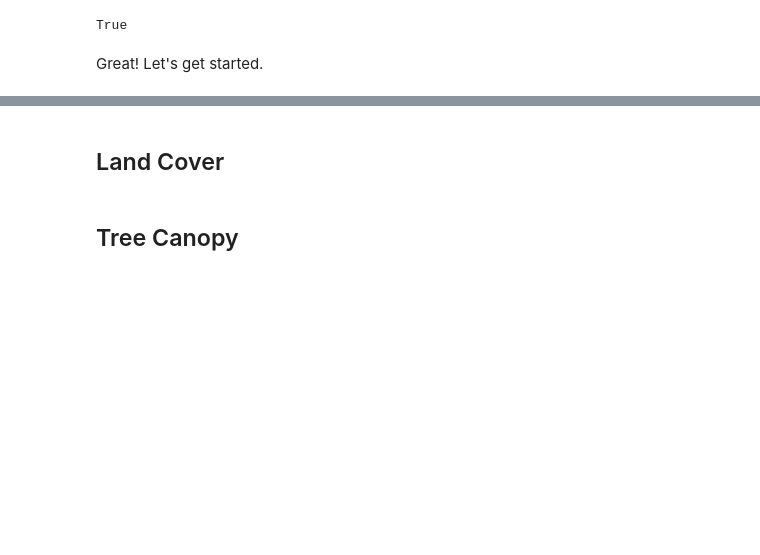
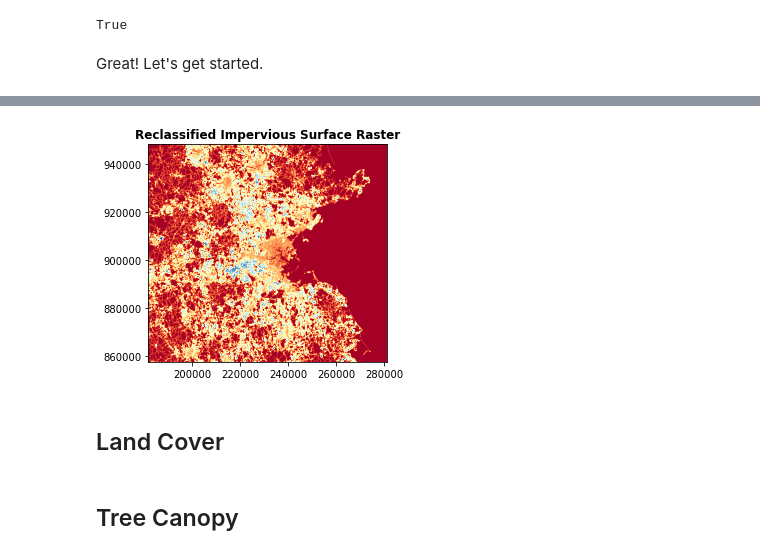
Before and after one commit to krowe42/FinalProject-LivingDecisions, a Jupyter notebook: Rowe-LivingDecisions.ipynb, the cells around one changed output, grey strips where cells are left out. Saved outputs shown, nothing was run; the diff lists cells and outputs as text; code cells hidden in the pictures; blank space fills up the shorter version.

```diff
--- a/Rowe-LivingDecisions.ipynb
+++ b/Rowe-LivingDecisions.ipynb
@@ -94,3 +136,21 @@ I loaded the landcover raster above, so let's actually check that metadata and t
+# %%
+# Create a new impervious surface array
+
+impervious_reclass = np.full(shape, np.NaN)
+
+# Reclassify that surface!
+
+impervious_reclass[impervious < 1] = 1
+impervious_reclass[(impervious >= 1) & (impervious < 10)] = 5
+impervious_reclass[(impervious >= 10) & (impervious < 20)] = 4
+impervious_reclass[(impervious >= 20) & (impervious < 60)] = 3
+impervious_reclass[(impervious >= 60) & (impervious < 100)] = 2
+impervious_reclass[impervious >= 100] = 1
+# %%
+show(impervious_reclass, title="Reclassified Impervious Surface Raster", transform=transform, cmap="RdYlBu")
+plt.show()
+# %% [output]
+[figure, added]
 # %% [markdown]
 ## Land Cover
 # %% [markdown]
```
Also changed, not shown: parts of 7 cells of this notebook.
